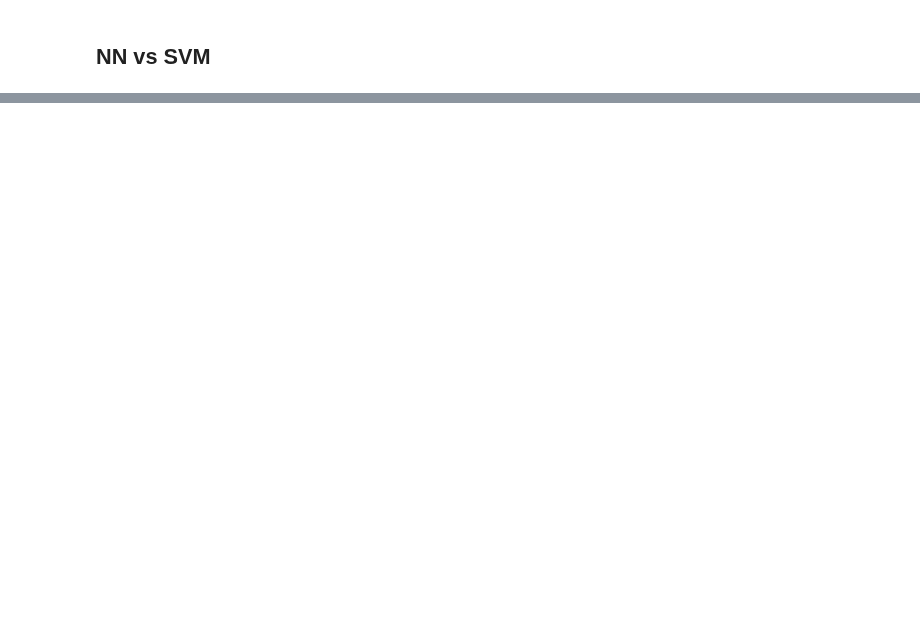
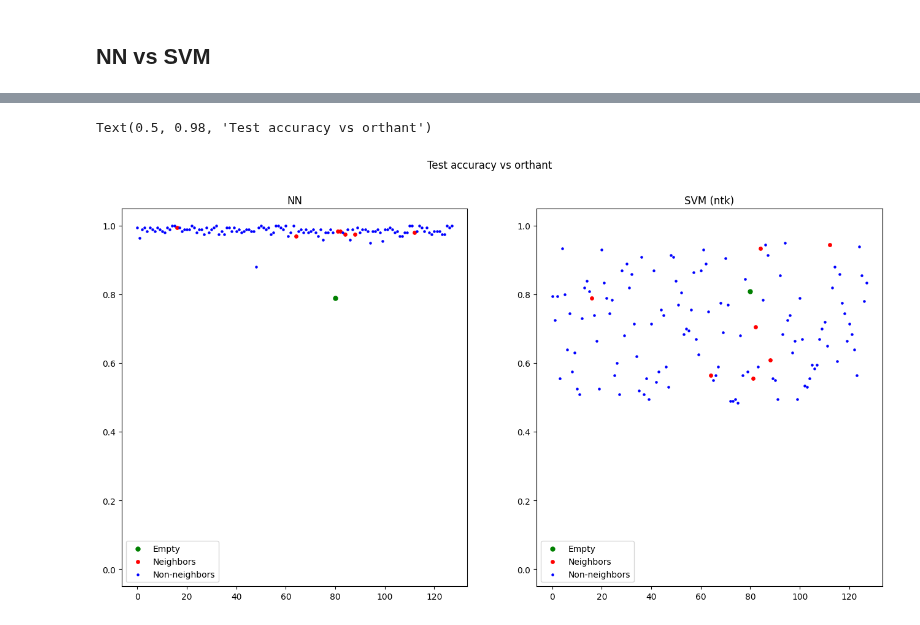
Before and after one commit to Bala-A87/UGRC, a Jupyter notebook: Code/orthants-single-empty.ipynb, the cells around one changed output, grey strips where cells are left out. Saved outputs shown, nothing was run; the diff lists cells and outputs as text; code cells hidden in the pictures; blank space fills up the shorter version.

Commit message:
Run single empty expt and obtain distance evolution

```diff
--- a/Code/orthants-single-empty.ipynb
+++ b/Code/orthants-single-empty.ipynb
@@ -500,0 +547,29 @@ Text(0.5, 0.98, 'Accuracy per orthant')
+# %%
+c_arr = np.zeros(128)
+c_arr[ZERO_ORTHANT_INDEX] = 2
+for i in neighboring_orthants:
+    c_arr[i] = 1
+non_neighboring_orthants = list(set(range(128)) - set([ZERO_ORTHANT_INDEX]+neighboring_orthants))
+
+plt.figure(figsize=(16, 8))
+
+plt.subplot(121)
+plt.scatter([ZERO_ORTHANT_INDEX], [scores_nn[ZERO_ORTHANT_INDEX]], c='g', s=25, label='Empty')
+plt.scatter(neighboring_orthants, scores_nn[neighboring_orthants], c='r', s=15, label='Neighbors')
+plt.scatter(non_neighboring_orthants, scores_nn[non_neighboring_orthants], c='b', s=5, label='Non-neighbors')
+plt.legend()
+plt.ylim(-0.05, 1.05)
+plt.title('NN')
+
+plt.subplot(122)
+plt.scatter([ZERO_ORTHANT_INDEX], [scores_km[ZERO_ORTHANT_INDEX]], c='g', s=25, label='Empty')
+plt.scatter(neighboring_orthants, scores_km[neighboring_orthants], c='r', s=15, label='Neighbors')
+plt.scatter(non_neighboring_orthants, scores_km[non_neighboring_orthants], c='b', s=5, label='Non-neighbors')
+plt.legend()
+plt.ylim(-0.05, 1.05)
+plt.title(f"SVM ({best_config['kernel']})")
+
+plt.suptitle('Test accuracy vs orthant')
+# %% [output]
+Text(0.5, 0.98, 'Test accuracy vs orthant')
+[figure, added]
```
Also changed, not shown: parts of 12 cells of this notebook, 5 other files.
